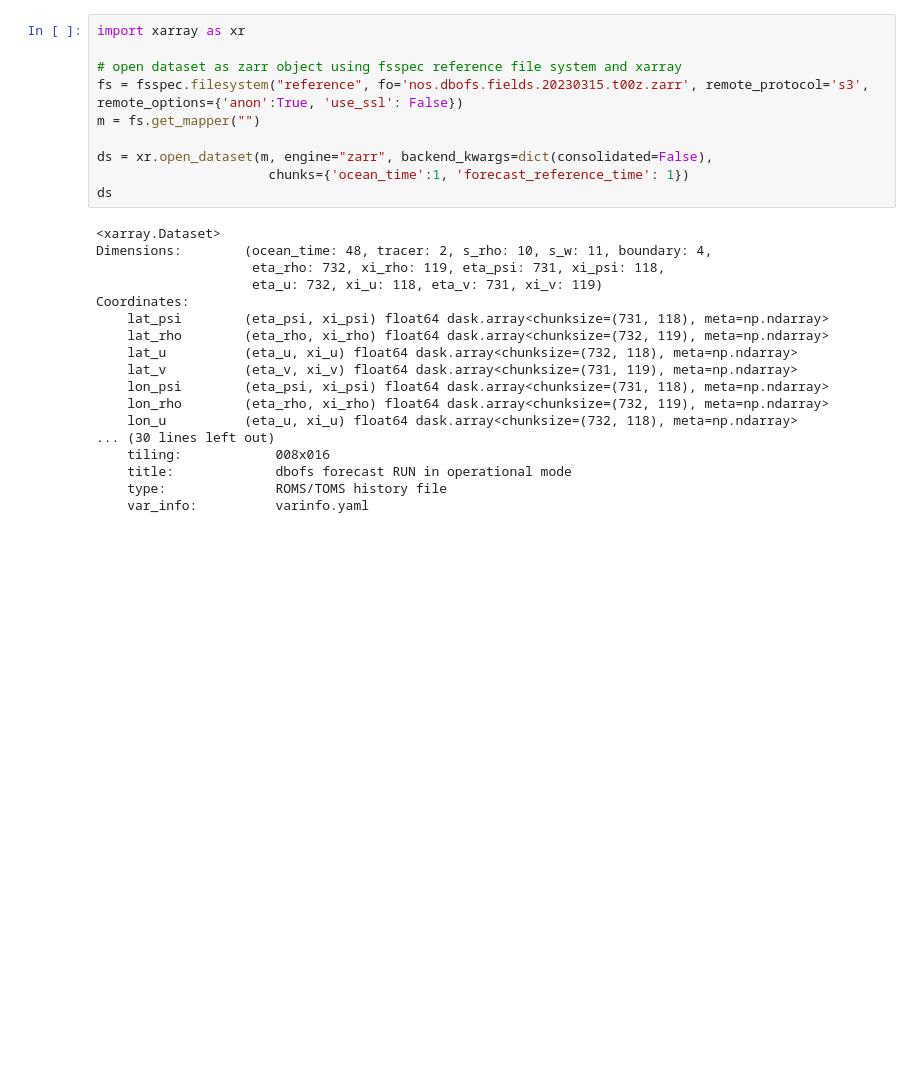
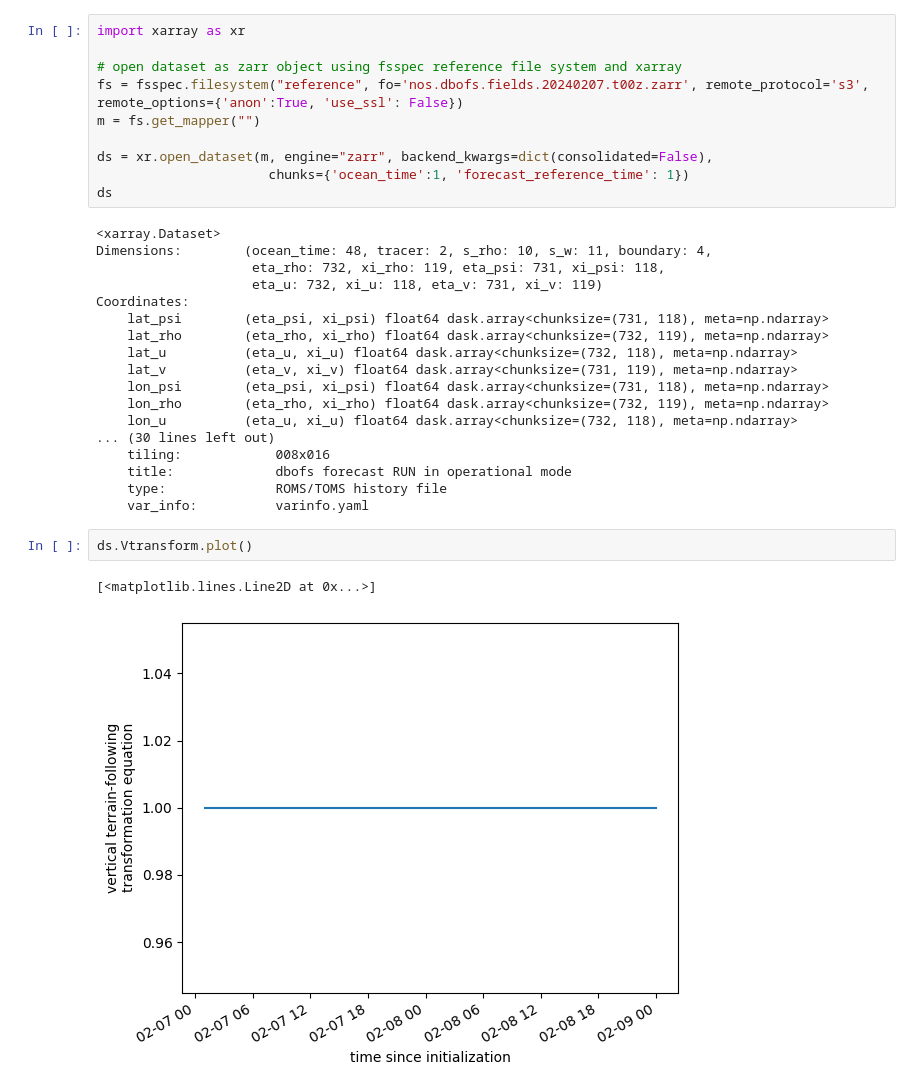
Before and after one commit to mpiannucci/ocean-notebooks, a Jupyter notebook: dbofs_model_run_aggregate.ipynb, the cells around one changed output. Cells and saved outputs as stored; diff of their text form; blank space fills up the shorter version.

```diff
--- a/dbofs_model_run_aggregate.ipynb
+++ b/dbofs_model_run_aggregate.ipynb
@@ -61,7 +83,7 @@ Successfully wrote kerchunked nos collection to disk
 import xarray as xr
 
 # open dataset as zarr object using fsspec reference file system and xarray
-fs = fsspec.filesystem("reference", fo='nos.dbofs.fields.20230315.t00z.zarr', remote_protocol='s3', remote_options={'anon':True, 'use_ssl': False})
+fs = fsspec.filesystem("reference", fo='nos.dbofs.fields.20240207.t00z.zarr', remote_protocol='s3', remote_options={'anon':True, 'use_ssl': False})
 m = fs.get_mapper("")
 
 ds = xr.open_dataset(m, engine="zarr", backend_kwargs=dict(consolidated=False),
@@ -85,3 +107,8 @@ Coordinates:
     title:             dbofs forecast RUN in operational mode
     type:              ROMS/TOMS history file
     var_info:          varinfo.yaml
+# %%
+ds.Vtransform.plot()
+# %% [output]
+[<matplotlib.lines.Line2D at 0x...>]
+[figure, added]
```
Also changed, not shown: parts of 5 cells of this notebook, 3 other files.
